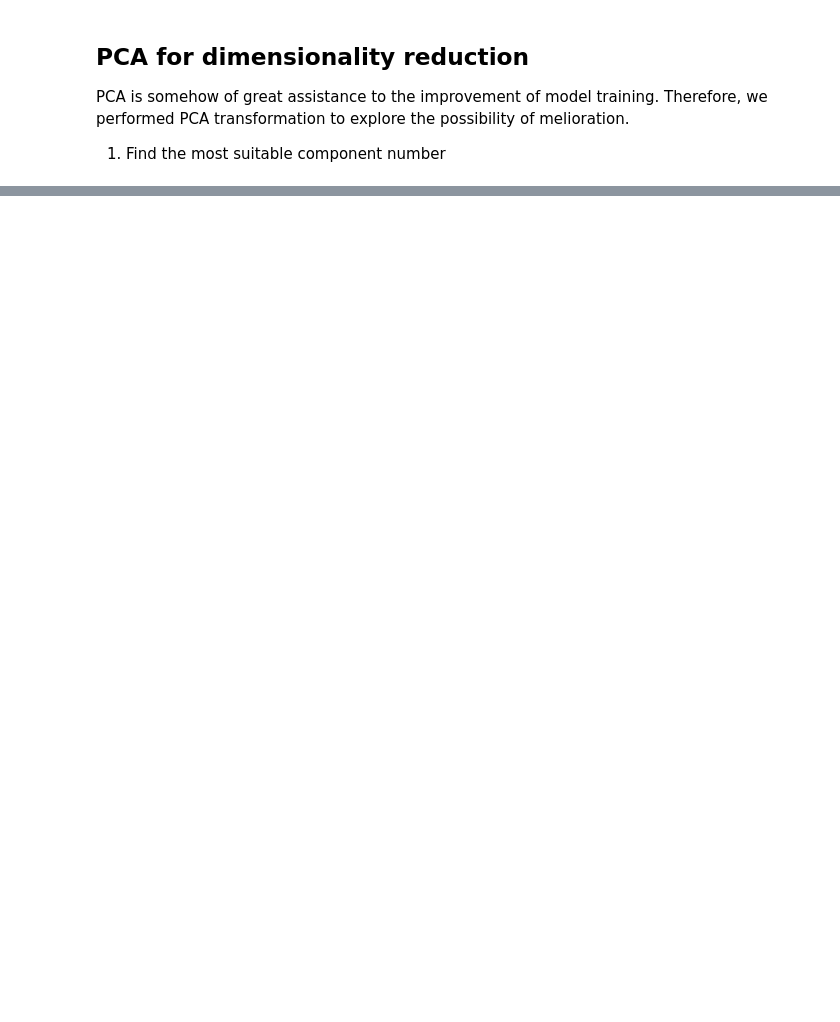
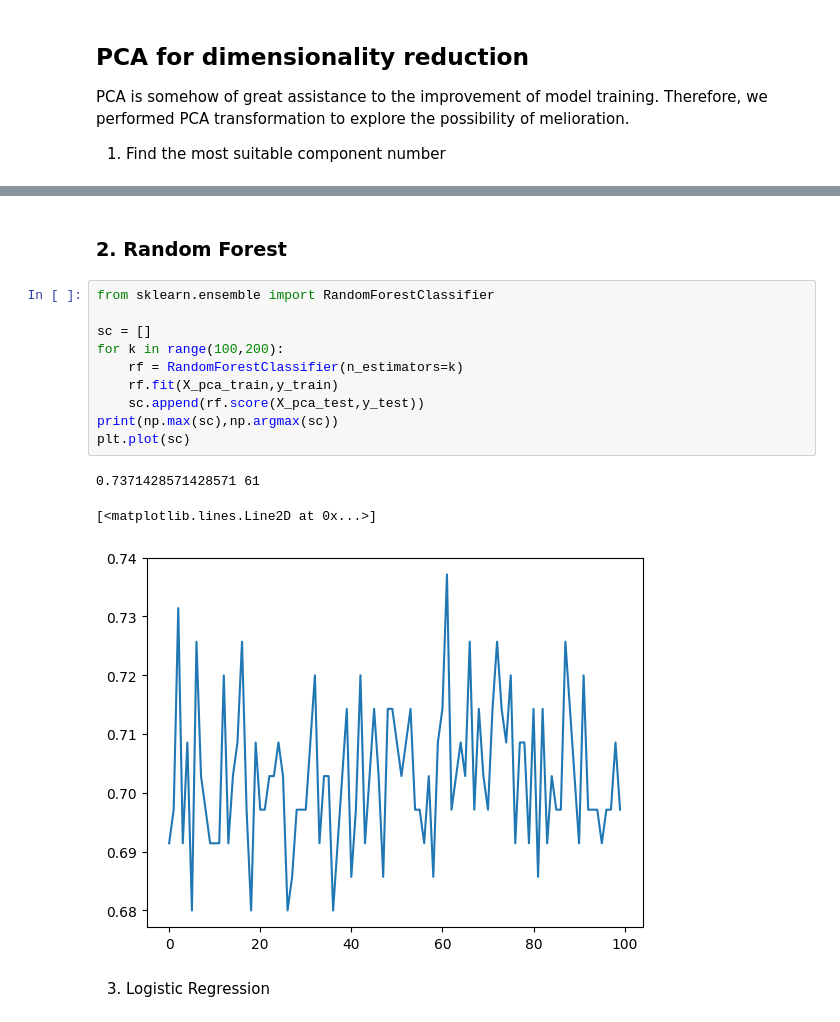
Before and after one commit to ai-course-dev-team-HKBU/Final_project, a Jupyter notebook: ai_data_preprocessing.ipynb, the cells around one changed output, grey strips where cells are left out. Cells and saved outputs as stored; diff of their text form; blank space fills up the shorter version.

```diff
--- a/ai_data_preprocessing.ipynb
+++ b/ai_data_preprocessing.ipynb
@@ -193,0 +219,18 @@ Notes:
+# %% [markdown]
+### 2. Random Forest
+# %%
+from sklearn.ensemble import RandomForestClassifier
+
+sc = []
+for k in range(100,200):
+    rf = RandomForestClassifier(n_estimators=k)
+    rf.fit(X_pca_train,y_train)
+    sc.append(rf.score(X_pca_test,y_test))
+print(np.max(sc),np.argmax(sc))
+plt.plot(sc)
+# %% [output]
+0.7371428571428571 61
+[<matplotlib.lines.Line2D at 0x...>]
+[figure, added]
+# %% [markdown]
+3. Logistic Regression
```
Also changed, not shown: parts of 9 cells of this notebook.
